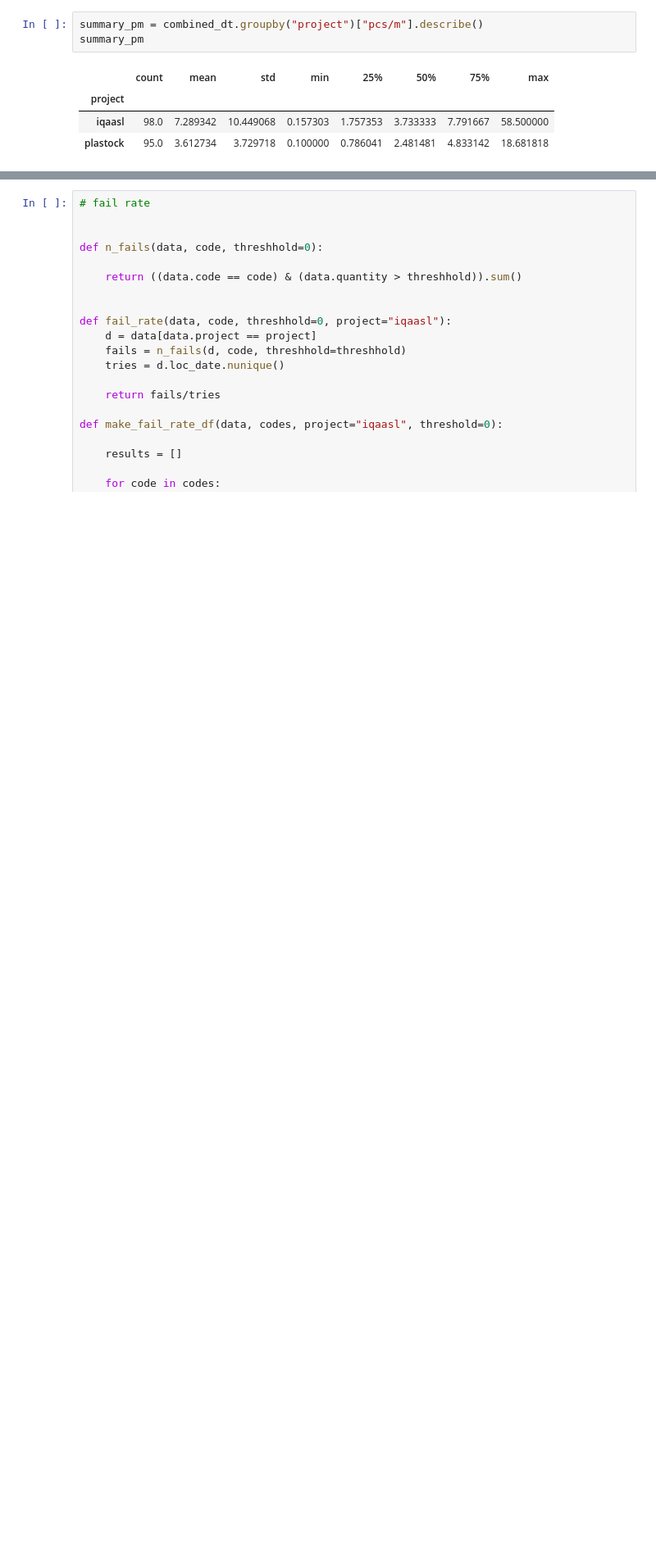
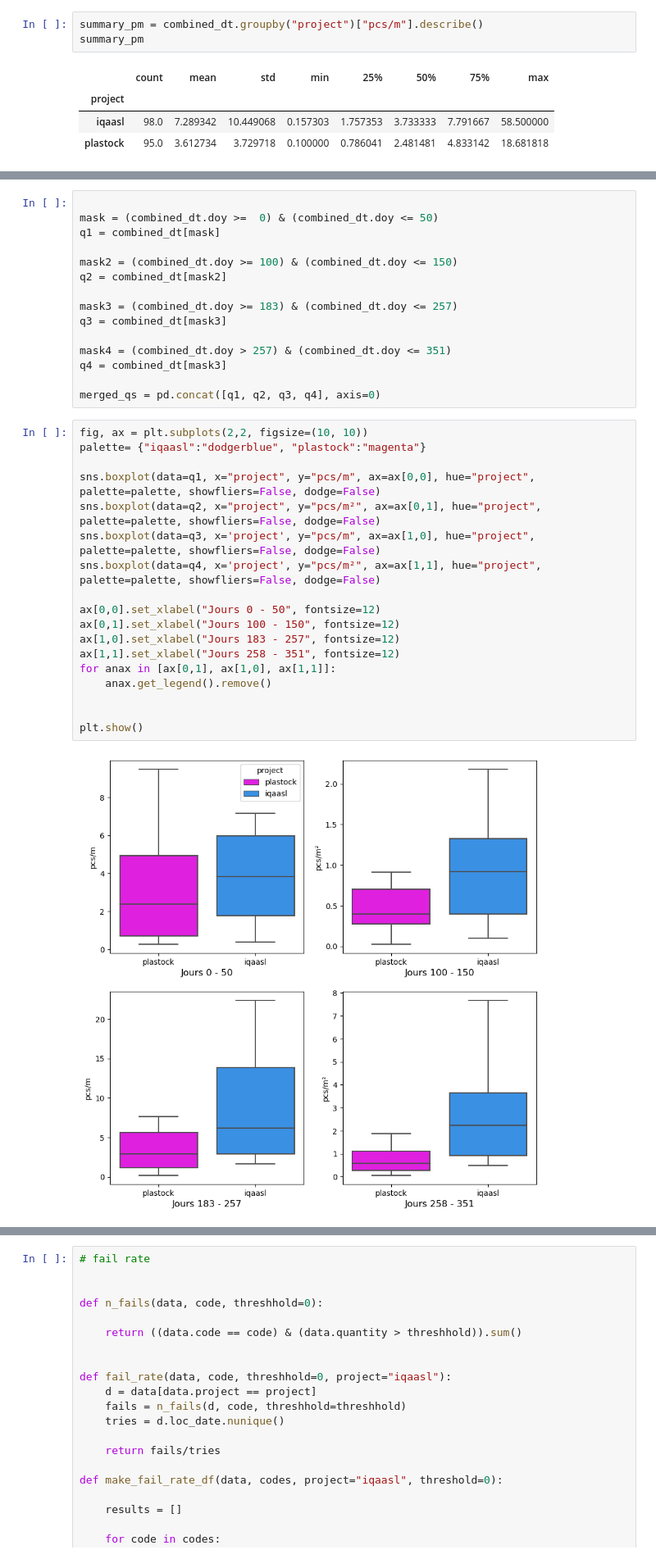
Before and after one commit to AssociationSauvegardeLeman/plastock, a Jupyter notebook: plastock_iqaasl.ipynb, the cells around one changed output, grey strips where cells are left out. Shown at 82% size. Cells and saved outputs as stored; diff of their text form; blank space fills up the shorter version.

```diff
--- a/plastock_iqaasl.ipynb
+++ b/plastock_iqaasl.ipynb
@@ -253,0 +269,35 @@ plt.show()
+# %%
+
+mask = (combined_dt.doy >=  0) & (combined_dt.doy <= 50)
+q1 = combined_dt[mask]
+
+mask2 = (combined_dt.doy >= 100) & (combined_dt.doy <= 150)
+q2 = combined_dt[mask2]
+
+mask3 = (combined_dt.doy >= 183) & (combined_dt.doy <= 257)
+q3 = combined_dt[mask3]
+
+mask4 = (combined_dt.doy > 257) & (combined_dt.doy <= 351)
+q4 = combined_dt[mask3]
+
+merged_qs = pd.concat([q1, q2, q3, q4], axis=0)
+# %%
+fig, ax = plt.subplots(2,2, figsize=(10, 10))
+palette= {"iqaasl":"dodgerblue", "plastock":"magenta"}
+
+sns.boxplot(data=q1, x="project", y="pcs/m", ax=ax[0,0], hue="project", palette=palette, showfliers=False, dodge=False)
+sns.boxplot(data=q2, x="project", y="pcs/m²", ax=ax[0,1], hue="project", palette=palette, showfliers=False, dodge=False)
+sns.boxplot(data=q3, x='project', y="pcs/m", ax=ax[1,0], hue="project", palette=palette, showfliers=False, dodge=False)
+sns.boxplot(data=q4, x='project', y="pcs/m²", ax=ax[1,1], hue="project", palette=palette, showfliers=False, dodge=False)
+
+ax[0,0].set_xlabel("Jours 0 - 50", fontsize=12)
+ax[0,1].set_xlabel("Jours 100 - 150", fontsize=12)
+ax[1,0].set_xlabel("Jours 183 - 257", fontsize=12)
+ax[1,1].set_xlabel("Jours 258 - 351", fontsize=12)
+for anax in [ax[0,1], ax[1,0], ax[1,1]]:
+    anax.get_legend().remove()
+
+
+plt.show()
+# %% [output]
+[figure, added]
```
Also changed, not shown: parts of 9 cells of this notebook.
